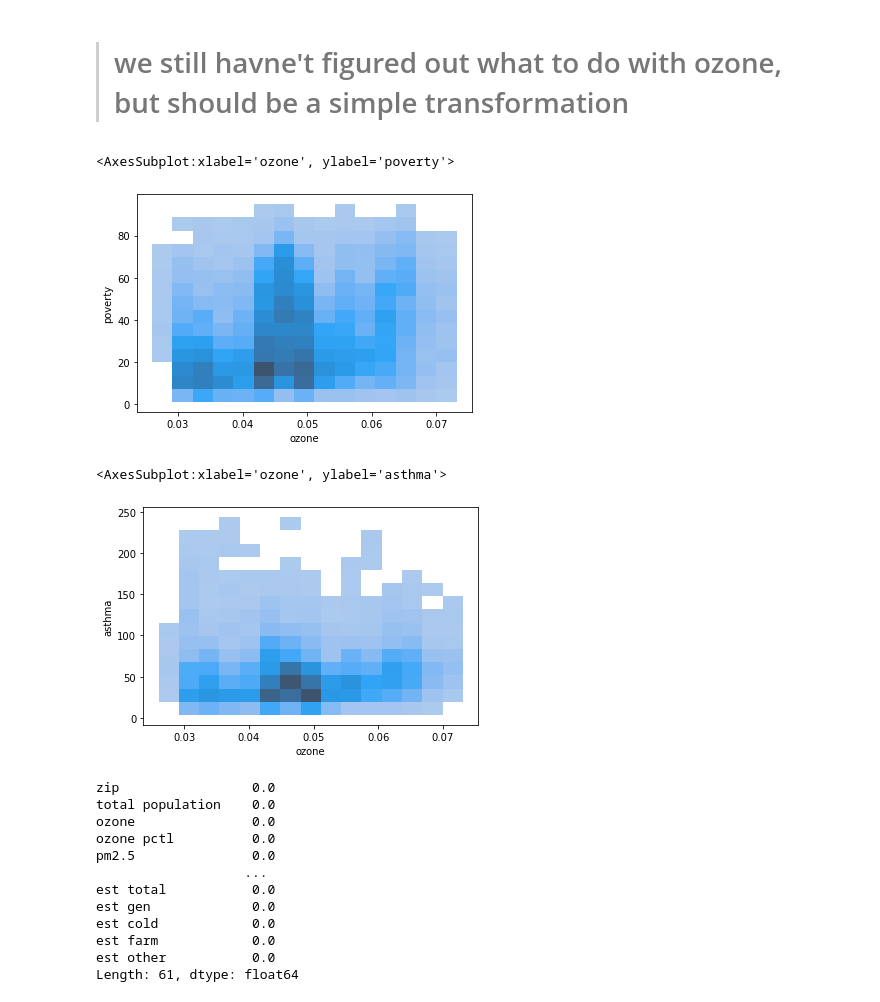
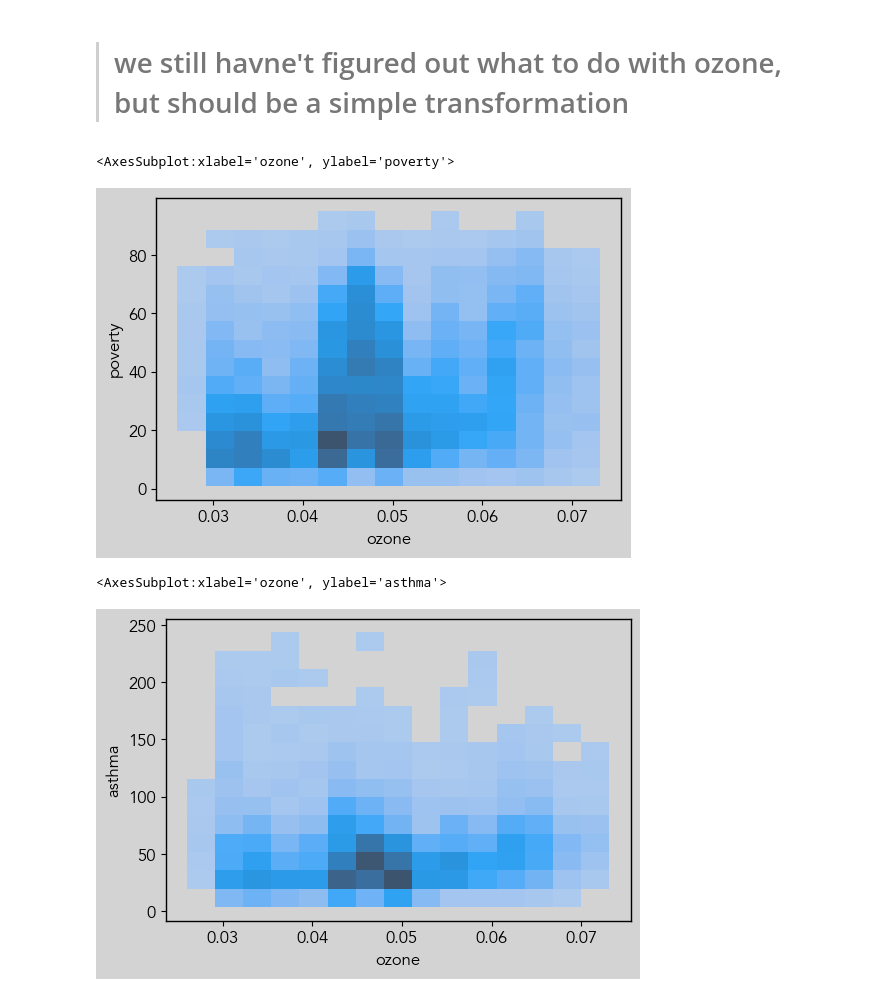
Before and after one commit to gigi-codes/warehouse_density, a Jupyter notebook: Giovanna/06_all_eda.ipynb, the cells around one changed output. Saved outputs shown, nothing was run; the diff lists cells and outputs as text; code cells hidden in the pictures.

```diff
--- a/Giovanna/06_all_eda.ipynb
+++ b/Giovanna/06_all_eda.ipynb
@@ -14,4 +24,13 @@ import pandas as pd
+# %%
+# custom imports
+import mymetrics as m                    # my module, single function open
+plt.style.use('gstyle.mplstyle')         # stylesheet for sns
+
+pd.options.display.max_columns = 90
+pd.options.display.max_rows = 100
 # %%
-path = '../../processed_data/all_merged.csv'
+path = '../processed_data/all_merged2.csv'
 df = pd.read_csv(path)
+
+df.shape
 # %% [output]
@@ -36,0 +50,3 @@ cal.head()
+# %%
+df.dropna(inplace=True)
+df.shape
@@ -176,28 +208,12 @@ plt.show()
 # %% [markdown]
 > # we still havne't figured out what to do with ozone, but should be a simple transformation
 # %%
-sns.histplot(data = cal, x = 'ozone', y = 'poverty', bins = 15, palette='rgb')
+sns.histplot(data = df, x = 'ozone', y = 'poverty', bins = 15, palette='rgb')
 # %% [output]
 <AxesSubplot:xlabel='ozone', ylabel='poverty'>
-[figure, old version]
+[figure, new version]
 # %%
-sns.histplot(data = cal, x = 'ozone', y = 'asthma', bins = 15, palette='rgb')
+sns.histplot(data = df, x = 'ozone', y = 'asthma', bins = 15, palette='rgb')
 # %% [output]
 <AxesSubplot:xlabel='ozone', ylabel='asthma'>
-[figure, old version]
+[figure, new version]
-# %%
-pct_missing = cal.isna().mean()
-pct_missing
-# %% [output]
-zip                 0.0
-total population    0.0
-ozone               0.0
-ozone pctl          0.0
-pm2.5               0.0
-                   ...
-est total           0.0
-est gen             0.0
-est cold            0.0
-est farm            0.0
-est other           0.0
-Length: 61, dtype: float64
```
Also changed, not shown: parts of 77 cells of this notebook, 1 other file.
